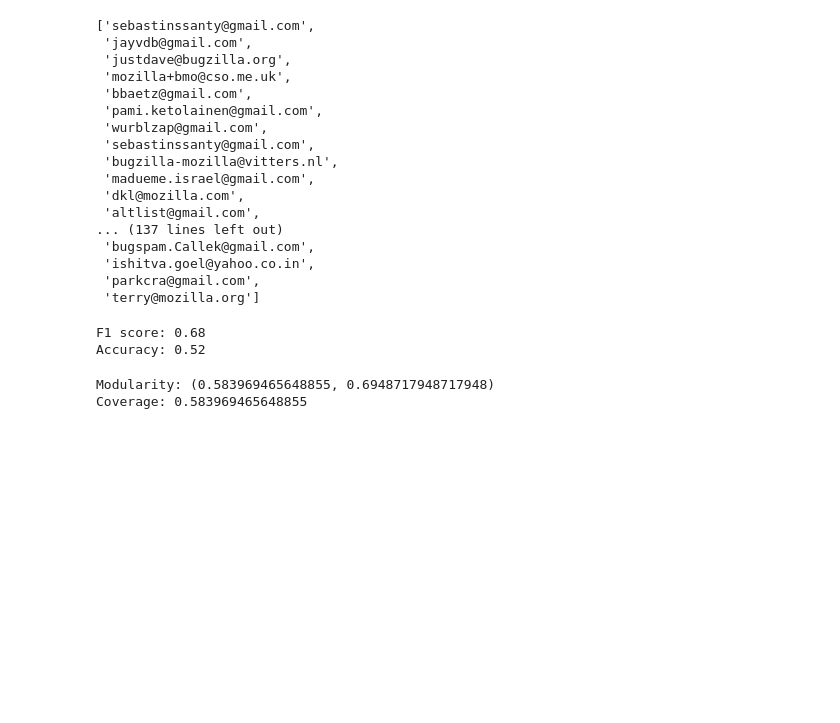
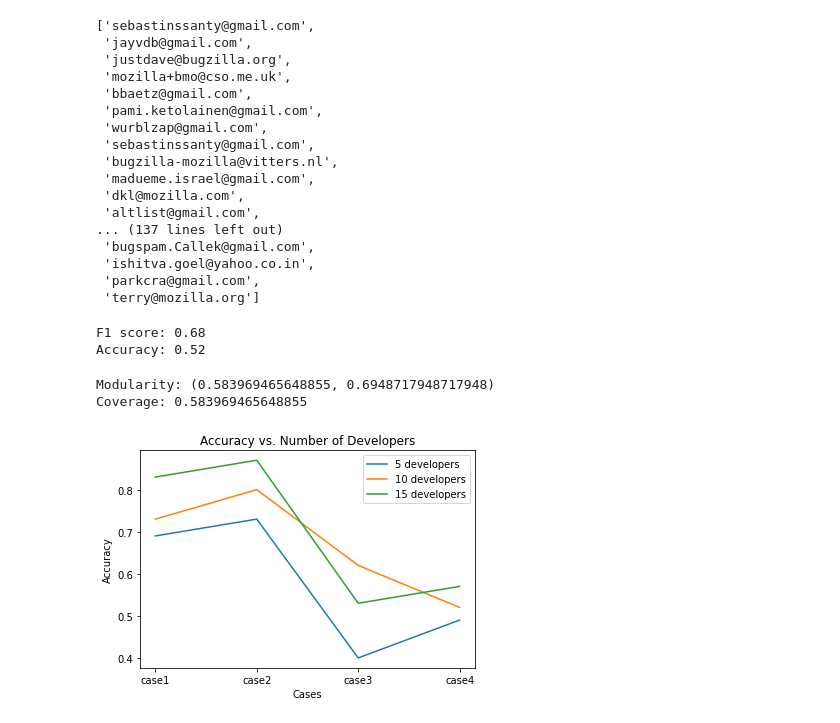
Before and after one commit to Mystic-Trooper/bug-triaging-2, a Jupyter notebook: bug triaging.ipynb, the cells around one changed output. Cells and saved outputs as stored; diff of their text form; code cells hidden in the pictures; blank space fills up the shorter version.

```diff
--- a/bug triaging.ipynb
+++ b/bug triaging.ipynb
@@ -1228,3 +1228,32 @@ print(f"Coverage: {coverage}")
 # %% [output]
 Modularity: (0.583969465648855, 0.6948717948717948)
 Coverage: 0.583969465648855
+# %%
+import matplotlib.pyplot as plt
+
+# data for x-axis and y-axis
+x = ['case1', 'case2', 'case3', 'case4']
+# y1 = [accuracy_25_5_25_20,accuracy_2_6_2_20, accuracy_3_4_3_20, accuracy_3_3_4_20] # accuracy for 5 developers
+# y2 = [accuracy_25_5_25_10,accuracy_2_6_2_10, accuracy_3_4_3_10, accuracy_3_3_4_10] # accuracy for 10 developers
+# y3 = [accuracy_25_5_25_30, accuracy_2_6_2_30, accuracy_3_4_3_30, accuracy_3_3_4_30] # accuracy for 15 developers
+y1 = [0.69,0.73, 0.4,0.49] # accuracy for 5 developers
+y2 = [0.73,0.80, 0.62,0.52] # accuracy for 10 developers
+y3 = [0.83,0.87, 0.53, 0.57] # accuracy for 15 developers
+
+# plot the lines
+plt.plot(x, y1, label='5 developers')
+plt.plot(x, y2, label='10 developers')
+plt.plot(x, y3, label='15 developers')
+
+# set the title and labels
+plt.title('Accuracy vs. Number of Developers')
+plt.xlabel('Cases')
+plt.ylabel('Accuracy')
+
+# add a legend
+plt.legend()
+
+# show the plot
+plt.show()
+# %% [output]
+[figure, added]
```
Also changed, not shown: 2 other files.
